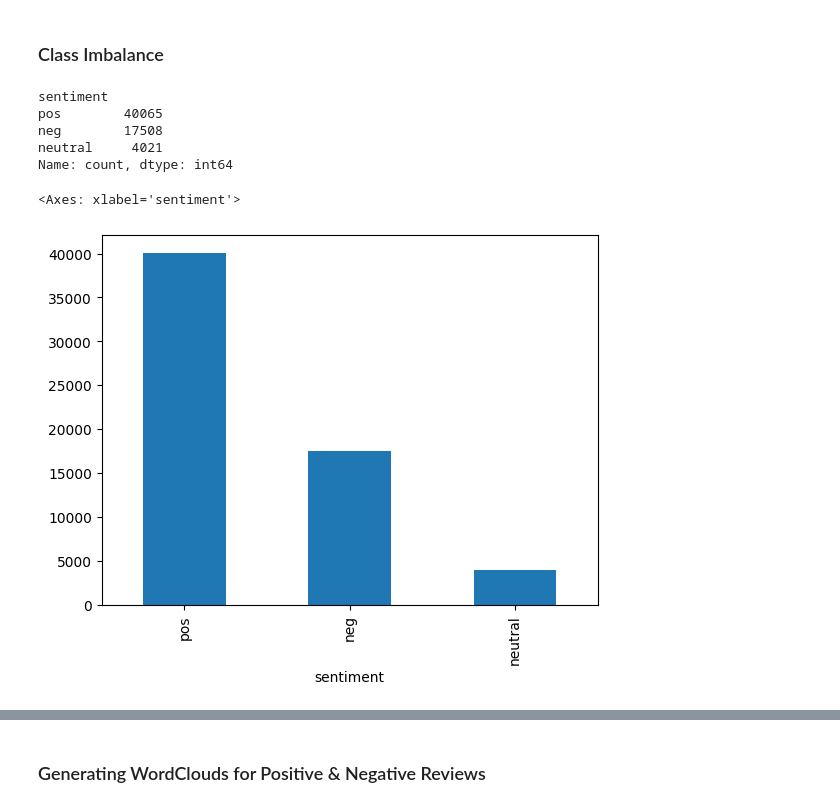
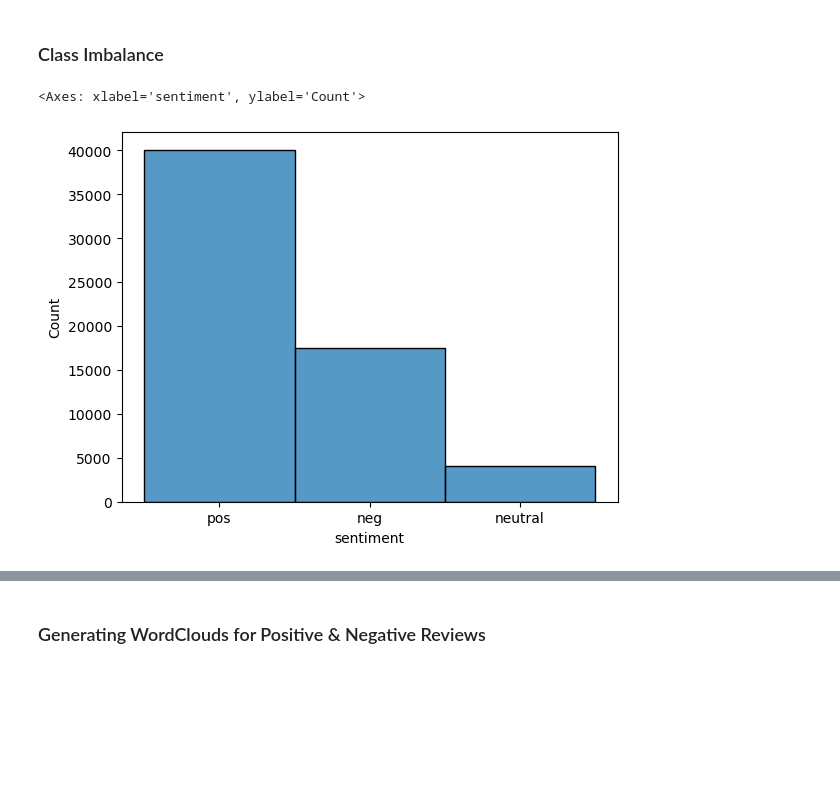
Before and after one commit to asoylatte03/spotify-app-reviews, a Jupyter notebook: vectorization and eda.ipynb, the cells around one changed output, grey strips where cells are left out. Saved outputs shown, nothing was run; the diff lists cells and outputs as text; code cells hidden in the pictures; blank space fills up the shorter version.

Commit message:
added visualizations

```diff
--- a/vectorization and eda.ipynb
+++ b/vectorization and eda.ipynb
@@ -39,16 +43,8 @@ spotify_df.head()
 | 4 | dear spotify why do i get songs t... | 1 | 1 | 0 | 0.7149 | 0.260 | 0.000 | pos |
 # %% [markdown]
 ### Class Imbalance
-# %%
-spotify_df.sentiment.value_counts()
-# %% [output]
-sentiment
-pos        40065
-neg        17508
-neutral     4021
-Name: count, dtype: int64
-# %%
-spotify_df.sentiment.value_counts().plot(kind='bar')
-# %% [output]
-<Axes: xlabel='sentiment'>
-[figure, removed]
+# %%
+sns.histplot(x='sentiment', data=spotify_df)
+# %% [output]
+<Axes: xlabel='sentiment', ylabel='Count'>
+[figure, added]
```
Also changed, not shown: parts of 6 cells of this notebook.
